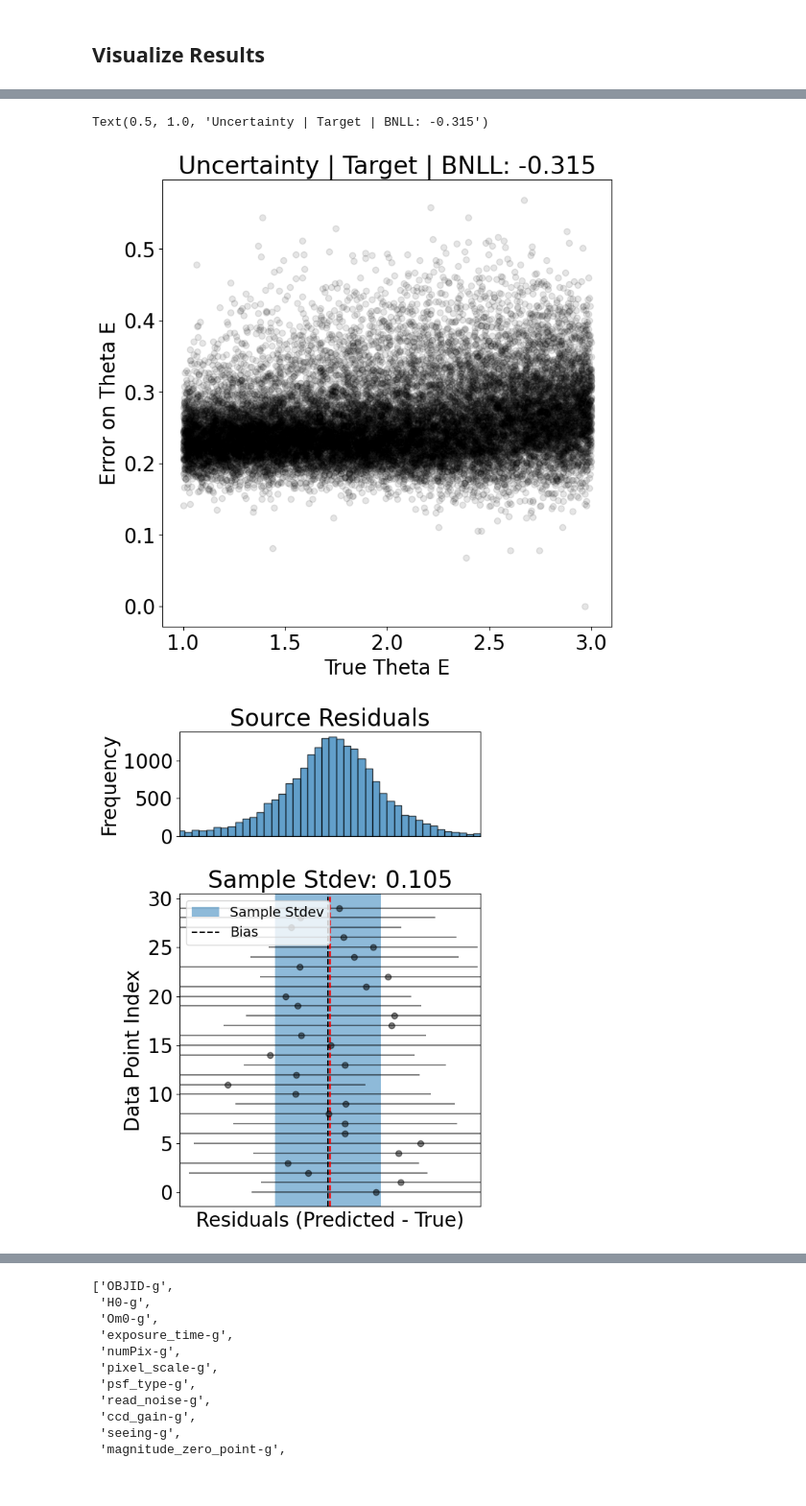
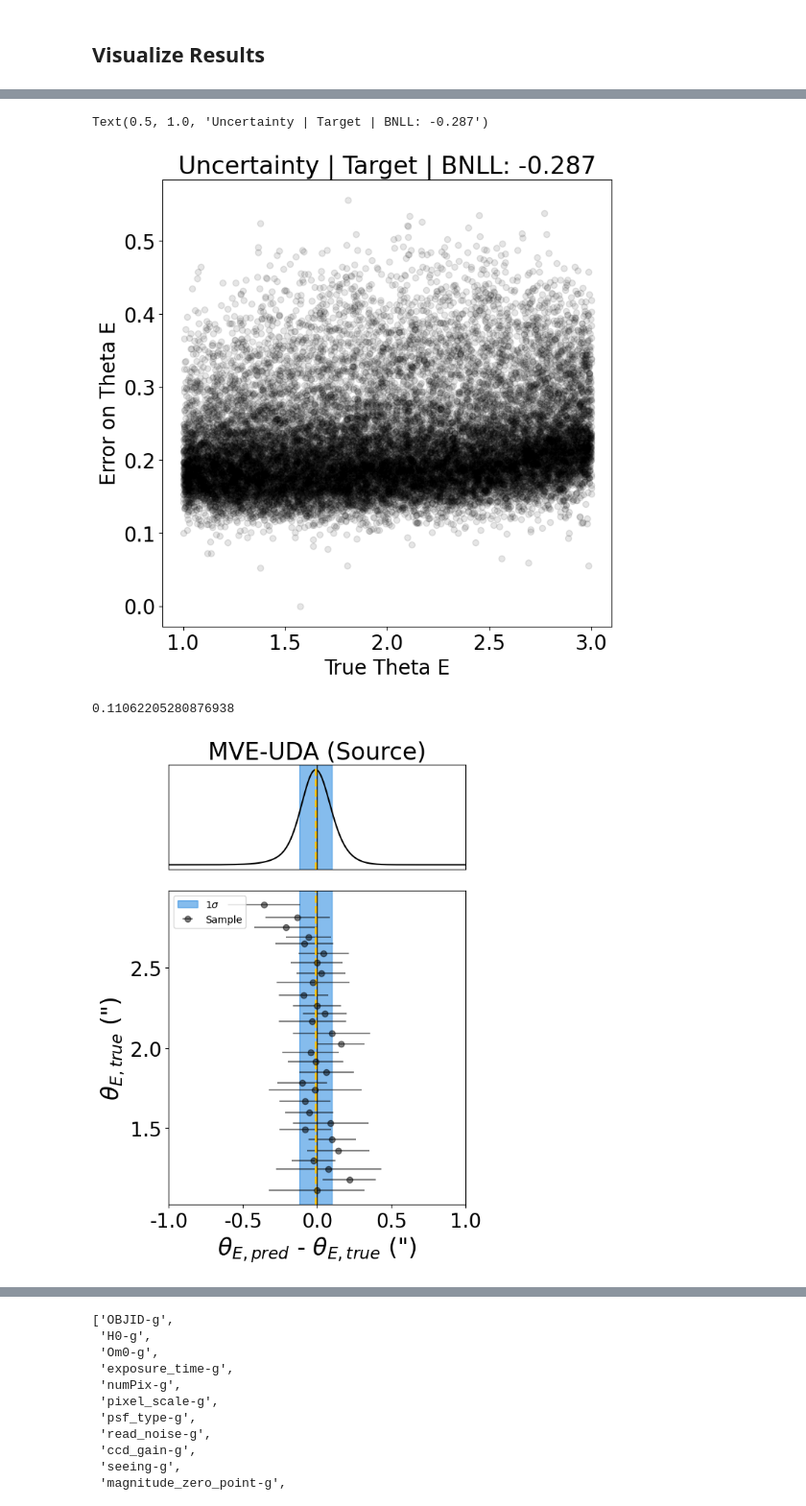
Before and after one commit to deepskies/DomainAdaptiveMVEforLensModeling, a Jupyter notebook: src/training/PaperMVE/VisualizeModel.ipynb, the cells around one changed output, grey strips where cells are left out. Shown at 96% size. Saved outputs shown, nothing was run; the diff lists cells and outputs as text; code cells hidden in the pictures.

```diff
--- a/src/training/PaperMVE/VisualizeModel.ipynb
+++ b/src/training/PaperMVE/VisualizeModel.ipynb
@@ -114,7 +114,7 @@ Estimated Total Size (MB): 0.99
 # %%
 # Loads a model for plotting/viz
 
-viz_mod_name = "models/papermve_v3_aug22_1315_A_mve"
+viz_mod_name = "models/papermve_v3_aug22_1315_B_mve"
 model.load_state_dict(torch.load(viz_mod_name)['state_dict'])
 stats = json.load(open(viz_mod_name+'.json', 'r'))
 # %%
@@ -359,48 +361,64 @@ plt.ylabel('Error on Theta E');
 plt.rc('font', size=20)
 plt.title('Uncertainty | Target | BNLL: {0:.3f}'.format(np.mean(lbnll_target)))
 # %% [output]
-Text(0.5, 1.0, 'Uncertainty | Target | BNLL: -0.315')
+Text(0.5, 1.0, 'Uncertainty | Target | BNLL: -0.287')
-[figure, old version]
+[figure, new version]
 # %%
 def sample_variance(obs, true):
     return np.std(obs - true) ** 2
 # %%
+from scipy.stats import gaussian_kde
+bins = np.linspace(1.1, 2.9, 60)
+indices = np.digitize(true_source, bins) - 1
+ord_idx = np.array([np.random.choice(np.where((indices == k) & (var_preds_source > 0))[0], 1) for k in range(0, 60, 2)])
 n_points = 30
-rand_idx = np.random.choice(np.arange(len(preds_source)), n_points)
+rand_idx = ord_idx[:, 0]
 residuals = preds_source[rand_idx] - true_source[rand_idx]
-resid_all = preds_target - true_target
+resid_all = preds_source - true_source
 errors = np.sqrt(var_preds_source[rand_idx])
 sv = np.sqrt(sample_variance(preds_source, true_source))
 mn = np.mean(resid_all)
+lims = 1.0
 
 # Create the figure and axes
 fig, (ax_hist, ax_resid) = plt.subplots(2, 1, gridspec_kw={'height_ratios': [1, 3]}, figsize=(6, 8))
 
-
+kde = gaussian_kde(resid_all, bw_method=0.5)
+x_vals = np.linspace(-lims, lims, 1000)
+kde_values = kde(x_vals)
 
 # Plot the histogram
-ax_hist.hist(resid_all, bins=100, edgecolor='black', alpha=0.7)
-ax_hist.set_title('Source Residuals')
-ax_hist.set_ylabel('Frequency')
+ax_hist.plot(x_vals, kde_values, color = 'k')
+ax_hist.set_title('MVE-UDA (Source)')
 
 # Plot the residuals with error bars in the x-direction
-ax_resid.errorbar(x=residuals, y=np.arange(n_points), xerr=errors, fmt='o', alpha=0.5, ecolor = 'k', color = 'k')
-ax_resid.axvline(x=0, color='red', linestyle='--')
-ax_resid.set_xlabel('Residuals (Predicted - True)')
-ax_resid.set_ylabel('Data Point Index')
-ax_resid.set_title('Sample Stdev: {0:.3f}'.format(sv))
-ax_resid.axvspan(mn-sv, mn+sv, alpha = 0.5, label = "Sample Stdev")
-ax_resid.axvline(mn, color = 'k', ls = '--', label = "Bias")
-ax_resid.legend(loc = 'upper left', fontsize = 'x-small')
-ax_resid.sharex(ax_hist)
-ax_hist.set_yticks([0, 500, 1000])
+ax_resid.errorbar(x=residuals, y=true_source[rand_idx], xerr=errors, fmt='o', alpha=0.5, ecolor = 'k', color = 'k', label = "Sample")
+ax_resid.set_xlabel(r'$\theta_{E, pred}$ - $\theta_{E, true}$ (")', fontsize = 24)
+ax_resid.set_ylabel(r'$\theta_{E, true}$ (")', fontsize = 24)
+ax_resid.axvline(0, color = 'k', ls = '-', lw = 1)
+ax_hist.axvline(0, color = 'k', ls = '-', lw = 1)
+
+#ax_resid.set_title('Sample Stdev: {0:.3f}'.format(sv))
+ax_hist.axvspan(mn-sv, mn+sv, alpha = 0.5, label = "1$\sigma$", color = '#0C7BDC')
+ax_resid.axvspan(mn-sv, mn+sv, alpha = 0.5, label = "1$\sigma$", color = '#0C7BDC')
+ax_hist.axvline(mn, color = '#FFC20A', ls = '--', lw = 2)
+ax_resid.axvline(mn, color = '#FFC20A', ls = '--', lw = 2)
+ax_resid.legend(loc = 'upper left', fontsize = 10)
+#ax_resid.sharex(ax_hist)
+ax_hist.set_yticks([])
+
+xt = np.linspace(-lims, lims, 5).round(2)
+ax_resid.set_xticks(xt)
+ax_resid.set_xticklabels(xt)
+
 ax_hist.set_xticks([])
-ax_hist.set_yticklabels([0, 500, 1000])
-
-
-plt.xlim(-0.3, 0.3)
+ax_hist.set_yticklabels([])
+ax_hist.set_xlim(-lims, lims)
+ax_resid.set_xlim(-lims, lims)
+print(sv)
 
 plt.tight_layout()
-plt.show()
+plt.savefig("source_resid_noDA.png", bbox_inches = 'tight', dpi = 400)
 # %% [output]
+0.11062205280876938
-[figure, old version]
+[figure, new version]
```
Also changed, not shown: parts of 42 cells of this notebook, 21 other files.
